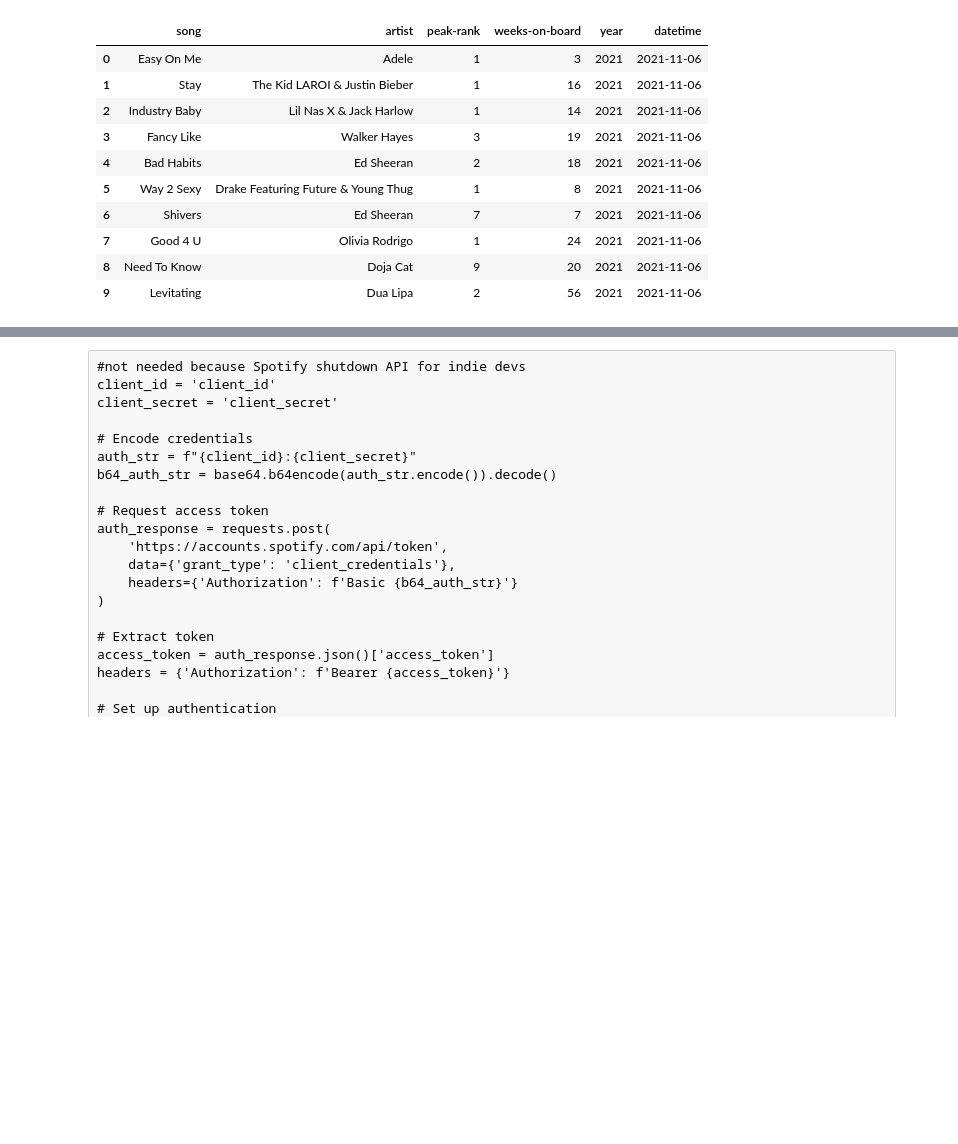
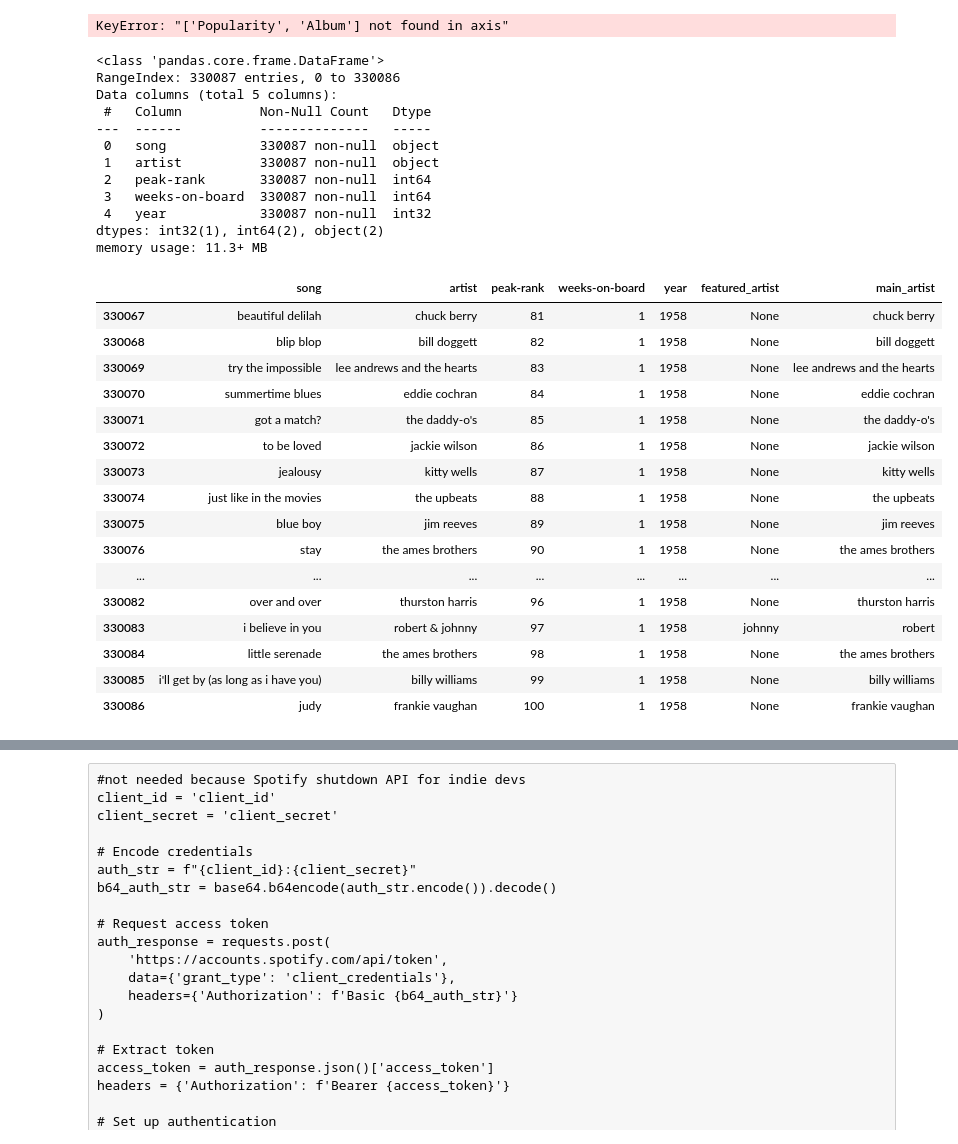
Before and after one commit to bergen-christensen/Capstone, a Jupyter notebook: notebooks/capstone_bergen.ipynb, the cells around one changed output, grey strips where cells are left out. Drawn from its saved outputs; the diff is of its cells as text; code cells hidden in the pictures; blank space fills up the shorter version.

```diff
--- a/notebooks/capstone_bergen.ipynb
+++ b/notebooks/capstone_bergen.ipynb
@@ -42,17 +40,66 @@ memory usage: 16.7+ MB
+# %%
+spotify_qualities_df = spotify_qualities_df.drop(['Popularity', 'Album'], axis=1)
+updated_spotify_qualities_df = spotify_qualities_df.rename(columns={'Artist': 'artist'})
+updated_spotify_qualities_df['artist'] = spotify_qualities_df['artist'].str.lower()
+updated_spotify_qualities_df['song'] = spotify_qualities_df['song'].str.lower()
+updated_spotify_qualities_df.head(20)
+# %% [output]
+KeyError: "['Popularity', 'Album'] not found in axis"
 # %%
 charts_df['date'] = pd.to_datetime(charts_df['date'])
 charts_df['year'] = charts_df['date'].dt.year
 updated_charts_df = charts_df.drop(['date', 'last-week', 'rank'], axis=1)
-updated_charts_df.head(10)
+updated_charts_df['artist'] = updated_charts_df['artist'].str.lower()
+updated_charts_df['song'] = updated_charts_df['song'].str.lower()
+updated_charts_df.info()
 # %% [output]
-|  | song | artist | peak-rank | weeks-on-board | year | datetime |
-| 0 | Easy On Me | Adele | 1 | 3 | 2021 | 2021-11-06 |
-| 1 | Stay | The Kid LAROI & Justin Bieber | 1 | 16 | 2021 | 2021-11-06 |
-| 2 | Industry Baby | Lil Nas X & Jack Harlow | 1 | 14 | 2021 | 2021-11-06 |
-| 3 | Fancy Like | Walker Hayes | 3 | 19 | 2021 | 2021-11-06 |
-| 4 | Bad Habits | Ed Sheeran | 2 | 18 | 2021 | 2021-11-06 |
-| 5 | Way 2 Sexy | Drake Featuring Future & Young Thug | 1 | 8 | 2021 | 2021-11-06 |
-| 6 | Shivers | Ed Sheeran | 7 | 7 | 2021 | 2021-11-06 |
-| 7 | Good 4 U | Olivia Rodrigo | 1 | 24 | 2021 | 2021-11-06 |
-| 8 | Need To Know | Doja Cat | 9 | 20 | 2021 | 2021-11-06 |
-| 9 | Levitating | Dua Lipa | 2 | 56 | 2021 | 2021-11-06 |
+<class 'pandas.core.frame.DataFrame'>
+RangeIndex: 330087 entries, 0 to 330086
+Data columns (total 5 columns):
+ #   Column          Non-Null Count   Dtype
+---  ------          --------------   -----
+ 0   song            330087 non-null  object
+ 1   artist          330087 non-null  object
+ 2   peak-rank       330087 non-null  int64
+ 3   weeks-on-board  330087 non-null  int64
+ 4   year            330087 non-null  int32
+dtypes: int32(1), int64(2), object(2)
+memory usage: 11.3+ MB
+# %%
+featured_artists= ['featuring', '&', 'with', 'x']
+def extract_featured(artist):
+    for featured in featured_artists:
+          if featured in artist:
+            parts = artist.split(featured)
+            if len(parts) > 1:
+                return parts[1].strip()
+    return None
+
+def extract_main_artist(artist):
+    for featured in featured_artists:
+        if featured in artist:
+            parts = artist.split(featured)
+            return parts[0].strip()
+    return artist.strip()
+
+updated_charts_df['featured_artist'] = updated_charts_df['artist'].apply(extract_featured)
+updated_charts_df['main_artist'] = updated_charts_df['artist'].apply(extract_main_artist)
+updated_charts_df.tail(20)
+# %% [output]
+|  | song | artist | peak-rank | weeks-on-board | year | featured_artist | main_artist |
+| 330067 | beautiful delilah | chuck berry | 81 | 1 | 1958 | None | chuck berry |
+| 330068 | blip blop | bill doggett | 82 | 1 | 1958 | None | bill doggett |
+| 330069 | try the impossible | lee andrews and the hearts | 83 | 1 | 1958 | None | lee andrews and the hearts |
+| 330070 | summertime blues | eddie cochran | 84 | 1 | 1958 | None | eddie cochran |
+| 330071 | got a match? | the daddy-o's | 85 | 1 | 1958 | None | the daddy-o's |
+| 330072 | to be loved | jackie wilson | 86 | 1 | 1958 | None | jackie wilson |
+| 330073 | jealousy | kitty wells | 87 | 1 | 1958 | None | kitty wells |
+| 330074 | just like in the movies | the upbeats | 88 | 1 | 1958 | None | the upbeats |
+| 330075 | blue boy | jim reeves | 89 | 1 | 1958 | None | jim reeves |
+| 330076 | stay | the ames brothers | 90 | 1 | 1958 | None | the ames brothers |
+| ... | ... | ... | ... | ... | ... | ... | ... |
+| 330082 | over and over | thurston harris | 96 | 1 | 1958 | None | thurston harris |
+| 330083 | i believe in you | robert & johnny | 97 | 1 | 1958 | johnny | robert |
+| 330084 | little serenade | the ames brothers | 98 | 1 | 1958 | None | the ames brothers |
+| 330085 | i'll get by (as long as i have you) | billy williams | 99 | 1 | 1958 | None | billy williams |
+| 330086 | judy | frankie vaughan | 100 | 1 | 1958 | None | frankie vaughan |
```
Also changed, not shown: parts of 12 cells of this notebook.
